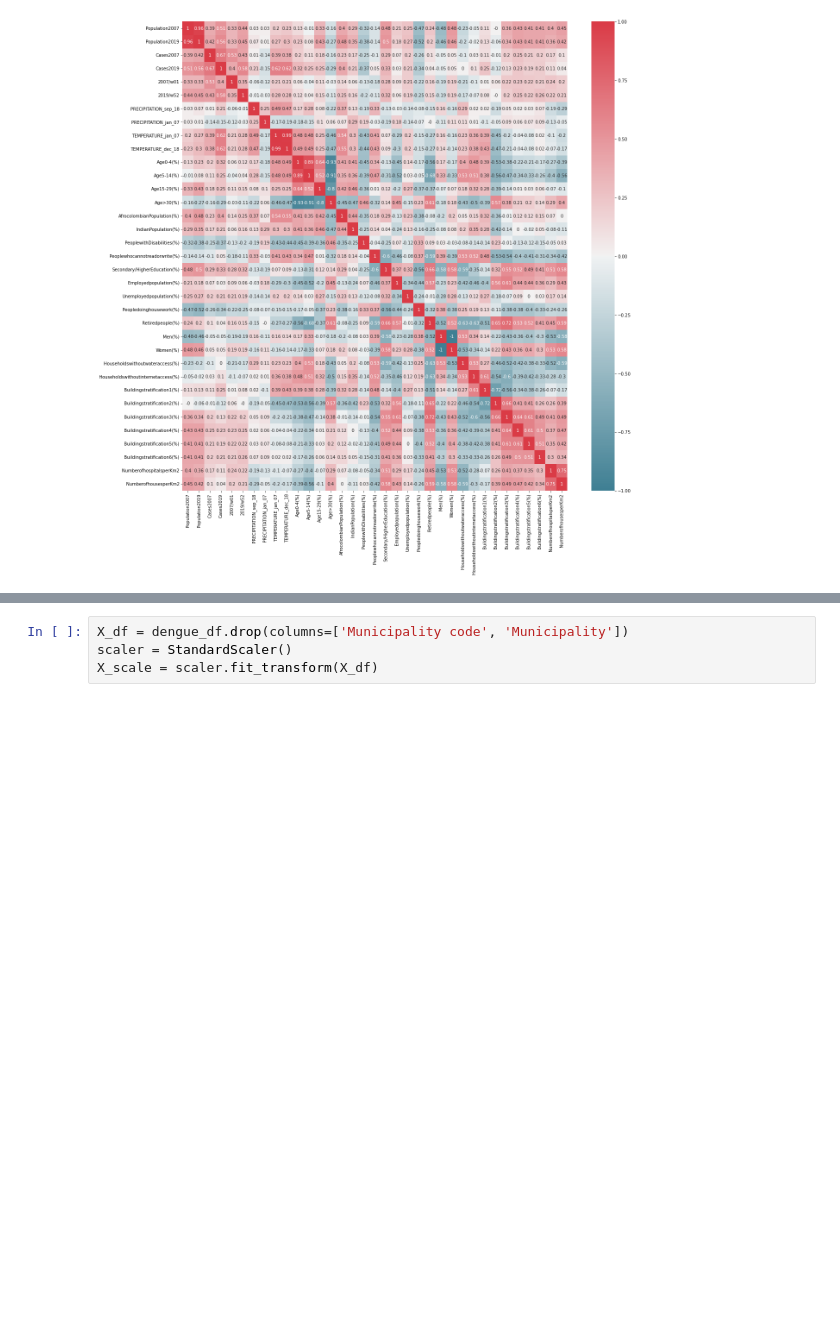
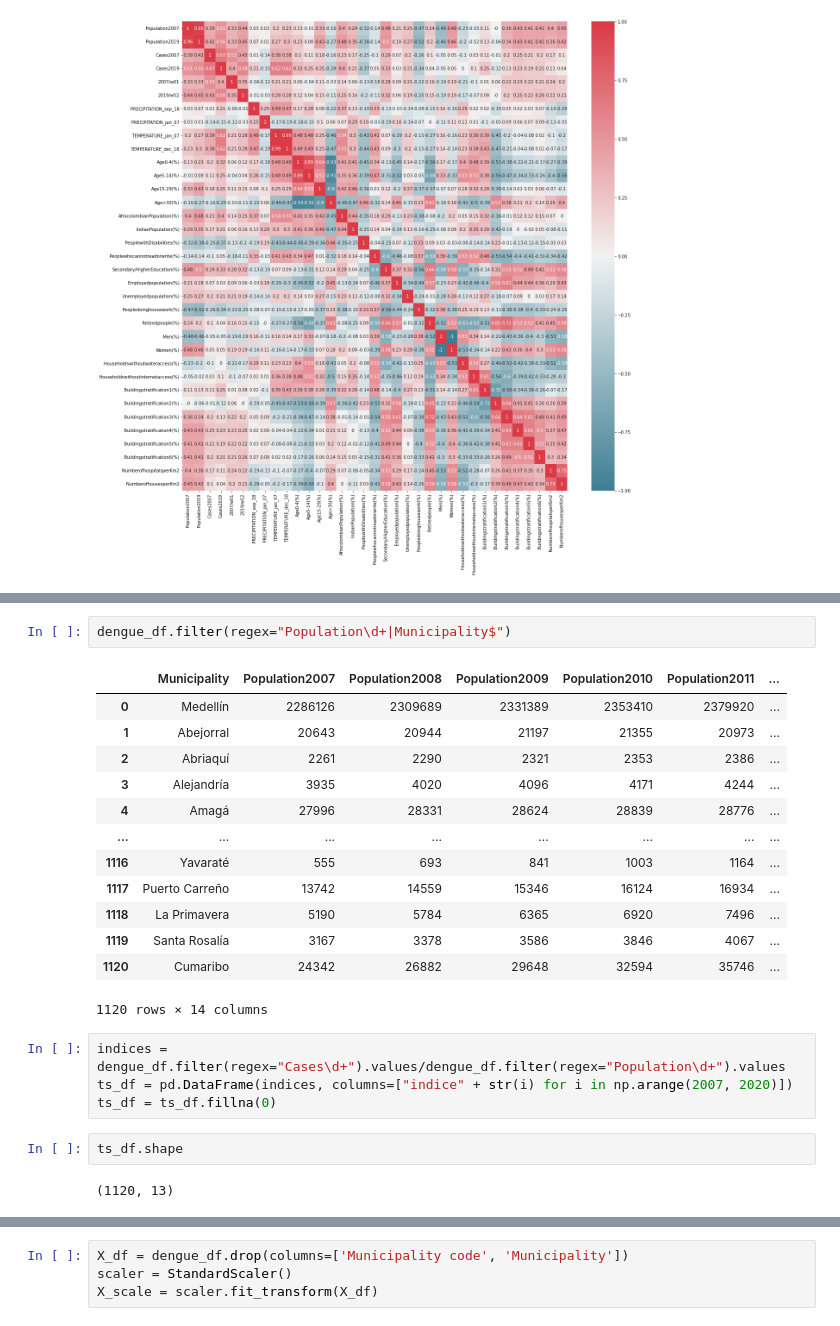
Before and after one commit to freddy120/MIAD_no_supervisado_project, a Jupyter notebook: notebook/Final_Project.ipynb, the cells around one changed output, grey strips where cells are left out. Drawn from its saved outputs; the diff is of its cells as text; blank space fills up the shorter version.

```diff
--- a/notebook/Final_Project.ipynb
+++ b/notebook/Final_Project.ipynb
@@ -704,0 +453,24 @@ result_df[result_df['cluster_dm'] == 0].sort_values(by=['indice_total'], ascendi
+# %%
+dengue_df.filter(regex="Population\d+|Municipality$")
+# %% [output]
+|  | Municipality | Population2007 | Population2008 | Population2009 | Population2010 | Population2011 | ... |
+| 0 | Medellín | 2286126 | 2309689 | 2331389 | 2353410 | 2379920 | ... |
+| 1 | Abejorral | 20643 | 20944 | 21197 | 21355 | 20973 | ... |
+| 2 | Abriaquí | 2261 | 2290 | 2321 | 2353 | 2386 | ... |
+| 3 | Alejandría | 3935 | 4020 | 4096 | 4171 | 4244 | ... |
+| 4 | Amagá | 27996 | 28331 | 28624 | 28839 | 28776 | ... |
+| ... | ... | ... | ... | ... | ... | ... | ... |
+| 1116 | Yavaraté | 555 | 693 | 841 | 1003 | 1164 | ... |
+| 1117 | Puerto Carreño | 13742 | 14559 | 15346 | 16124 | 16934 | ... |
+| 1118 | La Primavera | 5190 | 5784 | 6365 | 6920 | 7496 | ... |
+| 1119 | Santa Rosalía | 3167 | 3378 | 3586 | 3846 | 4067 | ... |
+| 1120 | Cumaribo | 24342 | 26882 | 29648 | 32594 | 35746 | ... |
+1120 rows × 14 columns
+# %%
+indices = dengue_df.filter(regex="Cases\d+").values/dengue_df.filter(regex="Population\d+").values
+ts_df = pd.DataFrame(indices, columns=["indice" + str(i) for i in np.arange(2007, 2020)])
+ts_df = ts_df.fillna(0)
+# %%
+ts_df.shape
+# %% [output]
+(1120, 13)
```
Also changed, not shown: parts of 54 cells of this notebook.
